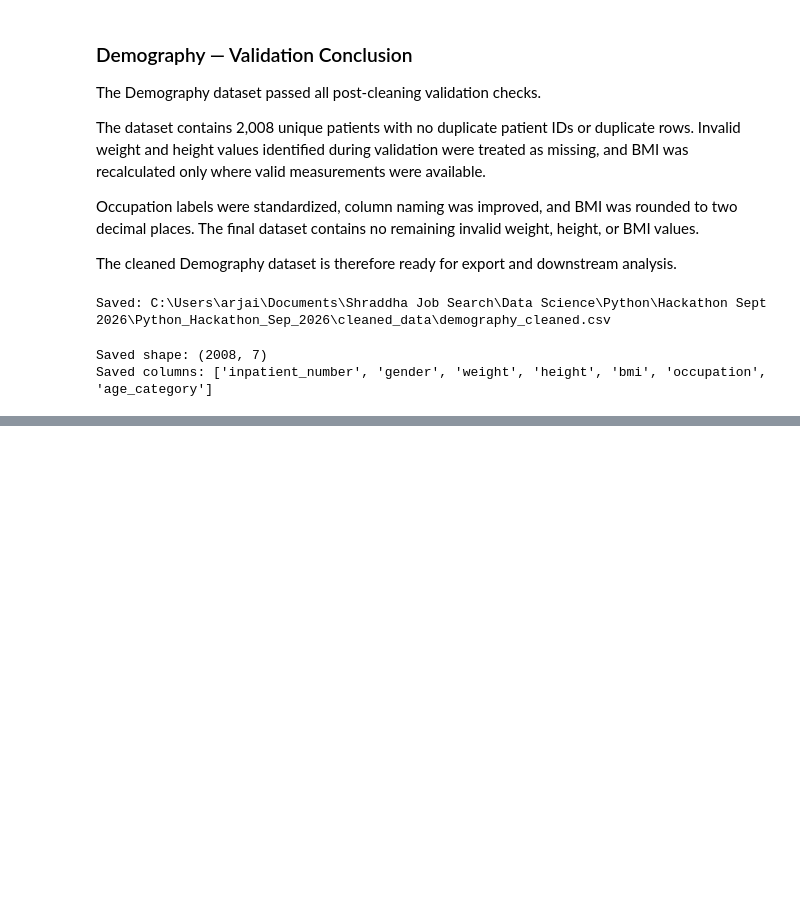
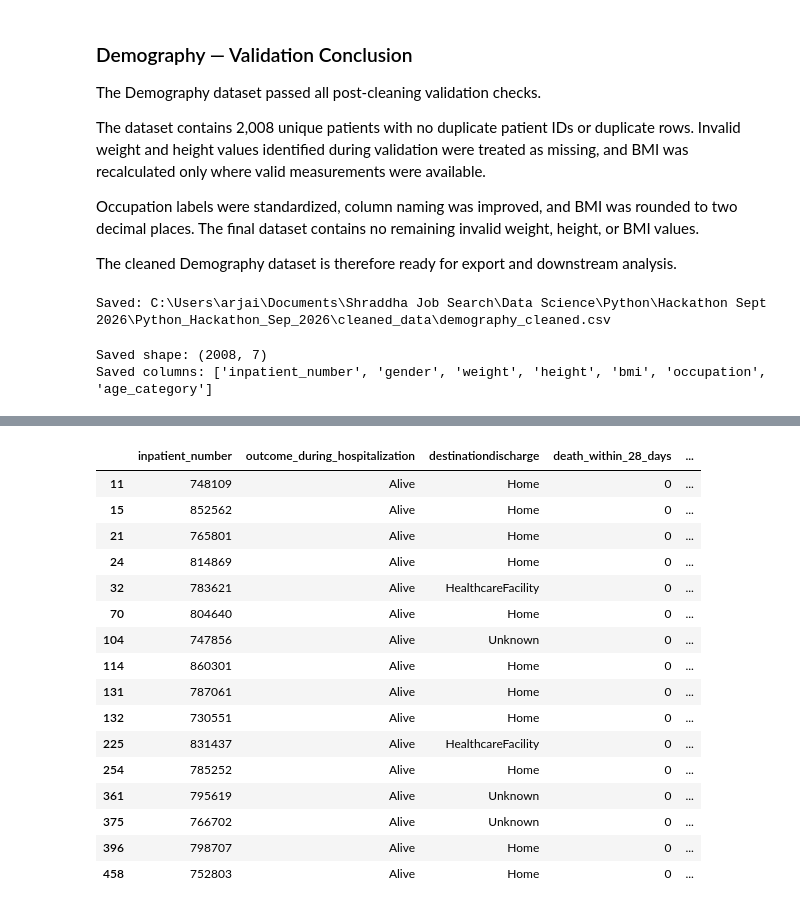
Before and after one commit to shraddhaparakh/Team11_PyInsights_Python-Hackathon-_SEP2026, a Jupyter notebook: 1.Data Cleaning_Shraddha.ipynb, the cells around one changed output, grey strips where cells are left out. Drawn from its saved outputs; the diff is of its cells as text; code cells hidden in the pictures; blank space fills up the shorter version.

```diff
--- a/1.Data Cleaning_Shraddha.ipynb
+++ b/1.Data Cleaning_Shraddha.ipynb
@@ -727,0 +1033,22 @@ Saved columns: ['inpatient_number', 'gender', 'weight', 'height', 'bmi', 'occupa
+# %%
+death_time_missing = hospitalization[(hospitalization["death_within_6_months"]==1) & (hospitalization["time_of_death__days_from_admission"].isna())]
+display(death_time_missing[["inpatient_number","outcome_during_hospitalization","destinationdischarge",
+    "death_within_28_days","death_within_3_months","death_within_6_months","time_of_death__days_from_admission"]])
+# %% [output]
+|  | inpatient_number | outcome_during_hospitalization | destinationdischarge | death_within_28_days | ... |
+| 11 | 748109 | Alive | Home | 0 | ... |
+| 15 | 852562 | Alive | Home | 0 | ... |
+| 21 | 765801 | Alive | Home | 0 | ... |
+| 24 | 814869 | Alive | Home | 0 | ... |
+| 32 | 783621 | Alive | HealthcareFacility | 0 | ... |
+| 70 | 804640 | Alive | Home | 0 | ... |
+| 104 | 747856 | Alive | Unknown | 0 | ... |
+| 114 | 860301 | Alive | Home | 0 | ... |
+| 131 | 787061 | Alive | Home | 0 | ... |
+| 132 | 730551 | Alive | Home | 0 | ... |
+| 225 | 831437 | Alive | HealthcareFacility | 0 | ... |
+| 254 | 785252 | Alive | Home | 0 | ... |
+| 361 | 795619 | Alive | Unknown | 0 | ... |
+| 375 | 766702 | Alive | Unknown | 0 | ... |
+| 396 | 798707 | Alive | Home | 0 | ... |
+| 458 | 752803 | Alive | Home | 0 | ... |
```
Also changed, not shown: parts of 34 cells of this notebook.
